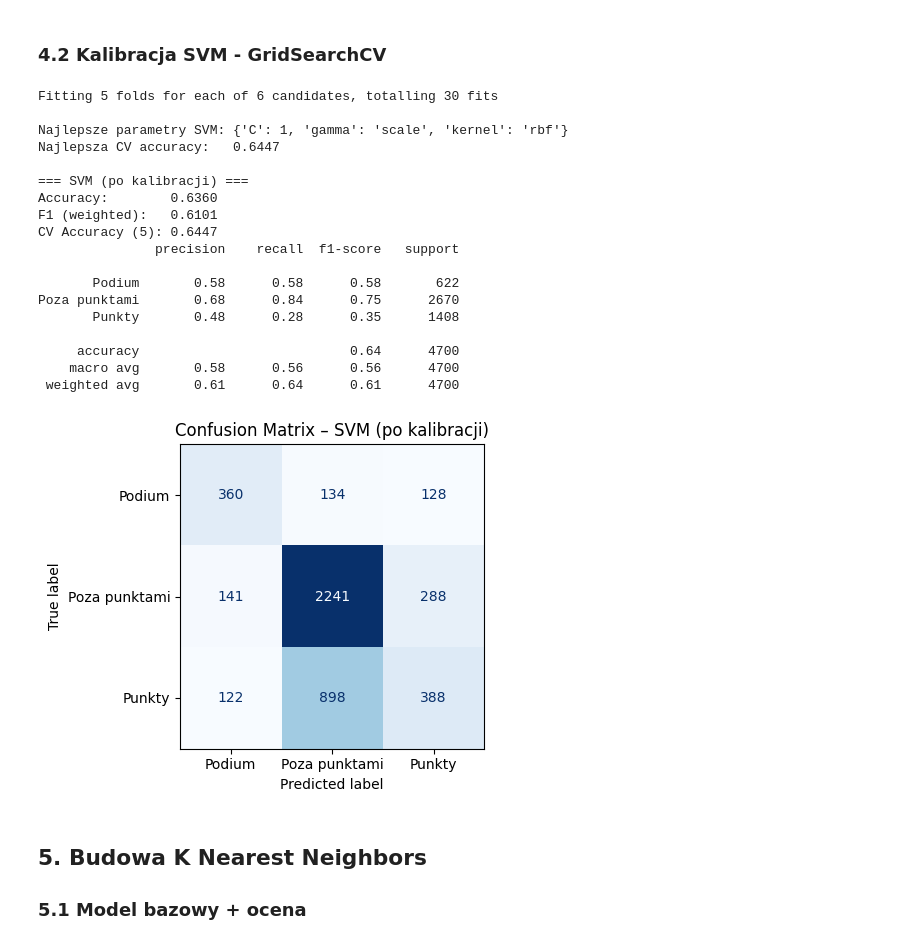
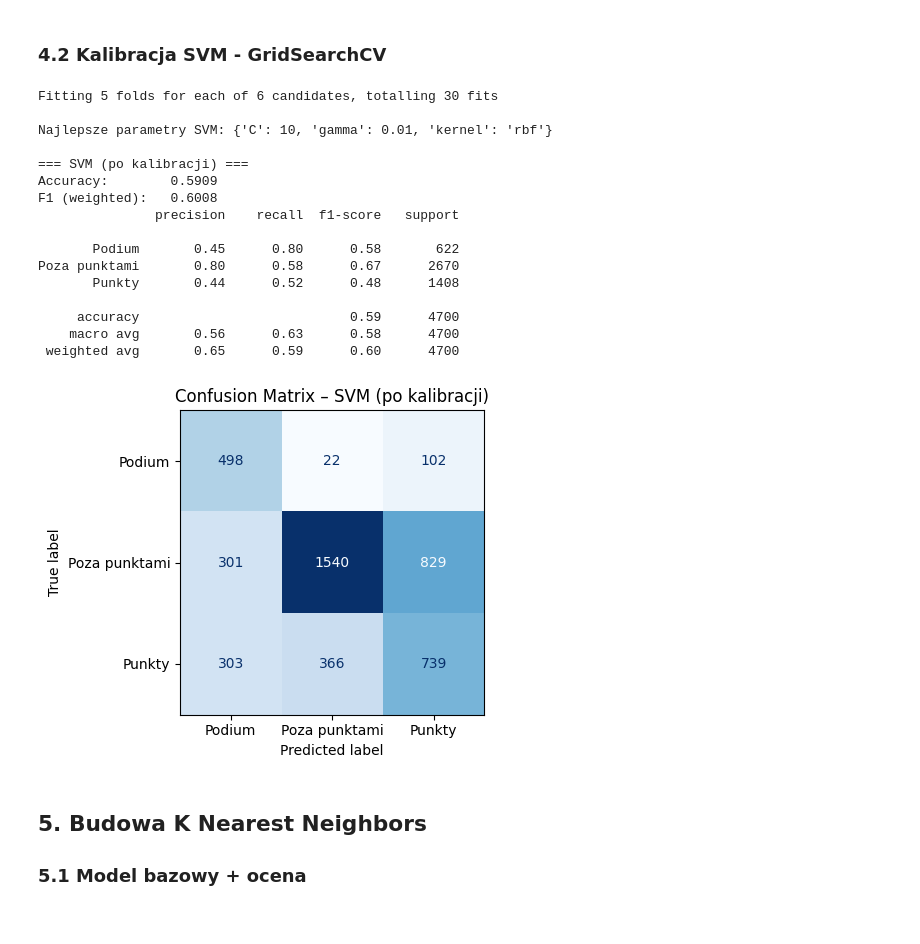
Before and after one commit to kiszkahubert/F1-predictor, a Jupyter notebook: main.ipynb, the cells around one changed output. Drawn from its saved outputs; the diff is of its cells as text; code cells hidden in the pictures.

```diff
--- a/main.ipynb
+++ b/main.ipynb
@@ -183,26 +198,7 @@ print(verstappen[['driverId', 'grid', 'positionOrder', 'points', 'laps', 'target
 ## 3. Budowa Random Forest
 ### 3.1 Model bazowy + ocena
 # %%
-def evaluate_model(name, model, X_tr, y_tr, X_te, y_te):
-    model.fit(X_tr, y_tr)
-    y_pred = model.predict(X_te)
-    acc = accuracy_score(y_te, y_pred)
-    f1  = f1_score(y_te, y_pred, average='weighted')
-    cv  = cross_val_score(model, X_tr, y_tr, cv=5, scoring='accuracy').mean()
-    print(f'\n=== {name} ===')
-    print(f'Accuracy:        {acc:.4f}')
-    print(f'F1 (weighted):   {f1:.4f}')
-    print(f'CV Accuracy (5): {cv:.4f}')
-    print(classification_report(y_te, y_pred))
-    _, ax = plt.subplots(figsize=(6, 4))
-    ConfusionMatrixDisplay.from_predictions(y_te, y_pred, ax=ax, colorbar=False, cmap='Blues')
-    ax.set_title(f'Confusion Matrix – {name}')
-    plt.tight_layout()
-    plt.savefig(f'plots/cm_{name.replace(" ","_")}.png', dpi=120, bbox_inches='tight')
-    plt.show()
-    return model, acc, f1
-
-rf_base = RandomForestClassifier(n_estimators=100, random_state=42)
+rf_base = RandomForestClassifier(n_estimators=100, random_state=42, class_weight='balanced')
 rf_base, rf_acc, rf_f1 = evaluate_model(
     'Random Forest (bazowy)', rf_base,
     X_train, y_train,
@@ -232,16 +227,15 @@ param_grid_rf = {
     'min_samples_split': [2, 5, 10]
 }
 grid_rf = GridSearchCV(
-    RandomForestClassifier(random_state=42),
+    RandomForestClassifier(random_state=42, class_weight='balanced'),
     param_grid_rf,
     cv=5,
-    scoring='accuracy',
+    scoring='f1_macro',
     n_jobs=-1,
     verbose=1
 )
 grid_rf.fit(X_train, y_train)
 print(f'\nNajlepsze parametry RF: {grid_rf.best_params_}')
-print(f'Najlepsza CV accuracy:  {grid_rf.best_score_:.4f}')
 rf_best = grid_rf.best_estimator_
 rf_best, rf_acc, rf_f1 = evaluate_model(
     'Random Forest (po kalibracji)', rf_best,
@@ -298,46 +289,43 @@ Poza punktami       0.68      0.84      0.75      2670
 # %%
 param_grid_svm = {
     'C':      [0.1, 1, 10],
     'gamma':  ['scale', 0.01],
     'kernel': ['rbf']
 }
 grid_svm = GridSearchCV(
-    SVC(probability=True, random_state=42),
+    SVC(probability=True, random_state=42, class_weight='balanced'),
     param_grid_svm,
     cv=5,
-    scoring='accuracy',
+    scoring='f1_macro',
     n_jobs=-1,
     verbose=1
 )
 grid_svm.fit(X_train_sc, y_train)
 print(f'\nNajlepsze parametry SVM: {grid_svm.best_params_}')
-print(f'Najlepsza CV accuracy:   {grid_svm.best_score_:.4f}')
 svm_best = grid_svm.best_estimator_
 svm_best, svm_acc, svm_f1 = evaluate_model(
     'SVM (po kalibracji)', svm_best,
     X_train_sc, y_train,
     X_test_sc, y_test
 )
 # %% [output]
 Fitting 5 folds for each of 6 candidates, totalling 30 fits
 
-Najlepsze parametry SVM: {'C': 1, 'gamma': 'scale', 'kernel': 'rbf'}
-Najlepsza CV accuracy:   0.6447
+Najlepsze parametry SVM: {'C': 10, 'gamma': 0.01, 'kernel': 'rbf'}
 
 === SVM (po kalibracji) ===
-Accuracy:        0.6360
-F1 (weighted):   0.6101
-CV Accuracy (5): 0.6447
+Accuracy:        0.5909
+F1 (weighted):   0.6008
                precision    recall  f1-score   support
 
-       Podium       0.58      0.58      0.58       622
-Poza punktami       0.68      0.84      0.75      2670
-       Punkty       0.48      0.28      0.35      1408
+       Podium       0.45      0.80      0.58       622
+Poza punktami       0.80      0.58      0.67      2670
+       Punkty       0.44      0.52      0.48      1408
 
-     accuracy                           0.64      4700
-    macro avg       0.58      0.56      0.56      4700
- weighted avg       0.61      0.64      0.61      4700
+     accuracy                           0.59      4700
+    macro avg       0.56      0.63      0.58      4700
+ weighted avg       0.65      0.59      0.60      4700
-[figure, old version]
+[figure, new version]
 # %% [markdown]
 ##  5. Budowa K Nearest Neighbors
 ### 5.1 Model bazowy + ocena
```
Also changed, not shown: parts of 12 cells of this notebook.
